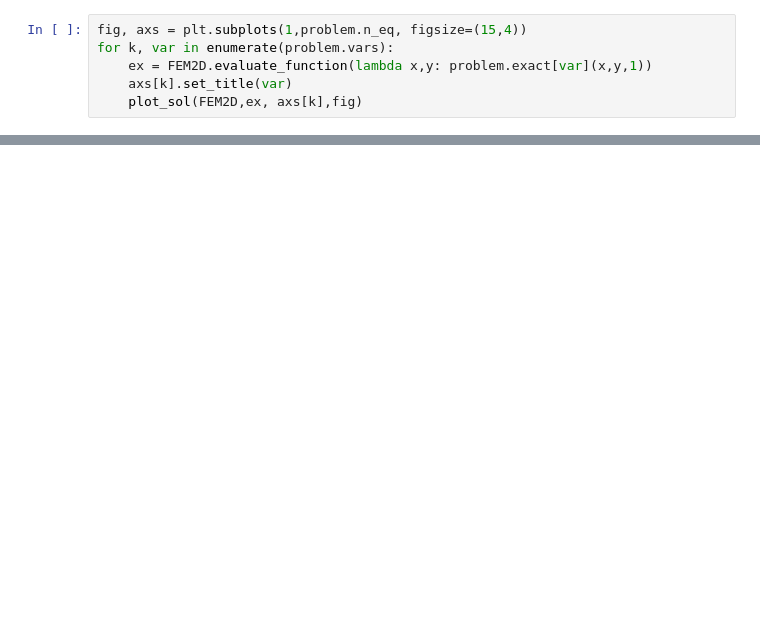
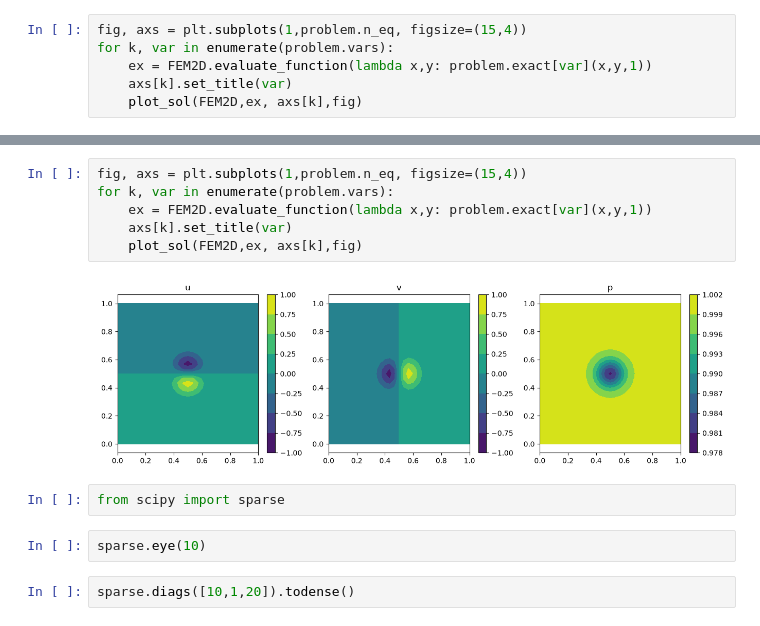
Before and after one commit to accdavlo/SUPG_div_free_implicit_ROM, a Jupyter notebook: apps/test_DeC_implicit_solver.ipynb, the cells around one changed output, grey strips where cells are left out. Cells and saved outputs as stored; diff of their text form; blank space fills up the shorter version.

```diff
--- a/apps/test_DeC_implicit_solver.ipynb
+++ b/apps/test_DeC_implicit_solver.ipynb
@@ -100,0 +82,14 @@ IndexError: index 10 is out of bounds for axis 0 with size 9
+# %%
+fig, axs = plt.subplots(1,problem.n_eq, figsize=(15,4))
+for k, var in enumerate(problem.vars):
+    ex = FEM2D.evaluate_function(lambda x,y: problem.exact[var](x,y,1))
+    axs[k].set_title(var)
+    plot_sol(FEM2D,ex, axs[k],fig)
+# %% [output]
+[figure, added]
+# %%
+from scipy import sparse
+# %%
+sparse.eye(10)
+# %%
+sparse.diags([10,1,20]).todense()
```
Also changed, not shown: parts of 13 cells of this notebook, 1 other file.
